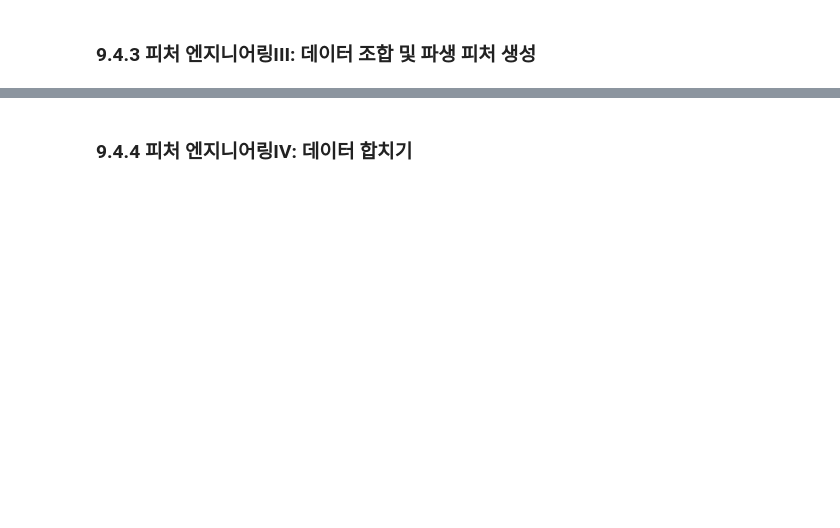
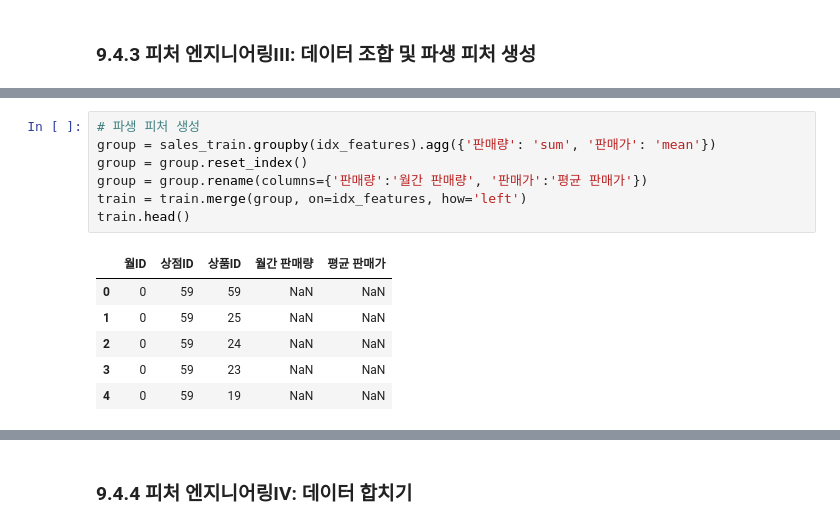
Before and after one commit to sajacaros/ai-competitions, a Jupyter notebook: playground/09_판매량예측/03_성능개선.ipynb, the cells around one changed output, grey strips where cells are left out. Drawn from its saved outputs; the diff is of its cells as text; blank space fills up the shorter version.

```diff
--- a/playground/09_판매량예측/03_성능개선.ipynb
+++ b/playground/09_판매량예측/03_성능개선.ipynb
@@ -26,0 +221,14 @@ submission = pd.read_csv(data_path + 'sample_submission.csv')
+# %%
+# 파생 피처 생성
+group = sales_train.groupby(idx_features).agg({'판매량': 'sum', '판매가': 'mean'})
+group = group.reset_index()
+group = group.rename(columns={'판매량':'월간 판매량', '판매가':'평균 판매가'})
+train = train.merge(group, on=idx_features, how='left')
+train.head()
+# %% [output]
+|  | 월ID | 상점ID | 상품ID | 월간 판매량 | 평균 판매가 |
+| 0 | 0 | 59 | 59 | NaN | NaN |
+| 1 | 0 | 59 | 25 | NaN | NaN |
+| 2 | 0 | 59 | 24 | NaN | NaN |
+| 3 | 0 | 59 | 23 | NaN | NaN |
+| 4 | 0 | 59 | 19 | NaN | NaN |
```
Also changed, not shown: parts of 50 cells of this notebook, 2 other files.
